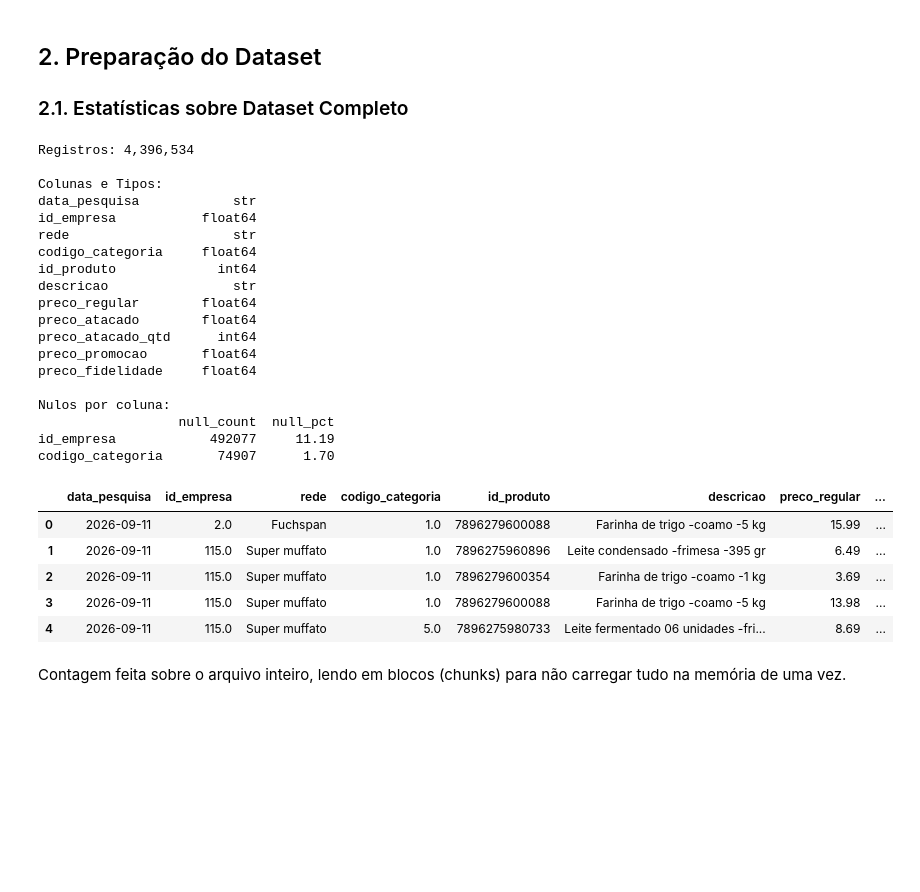
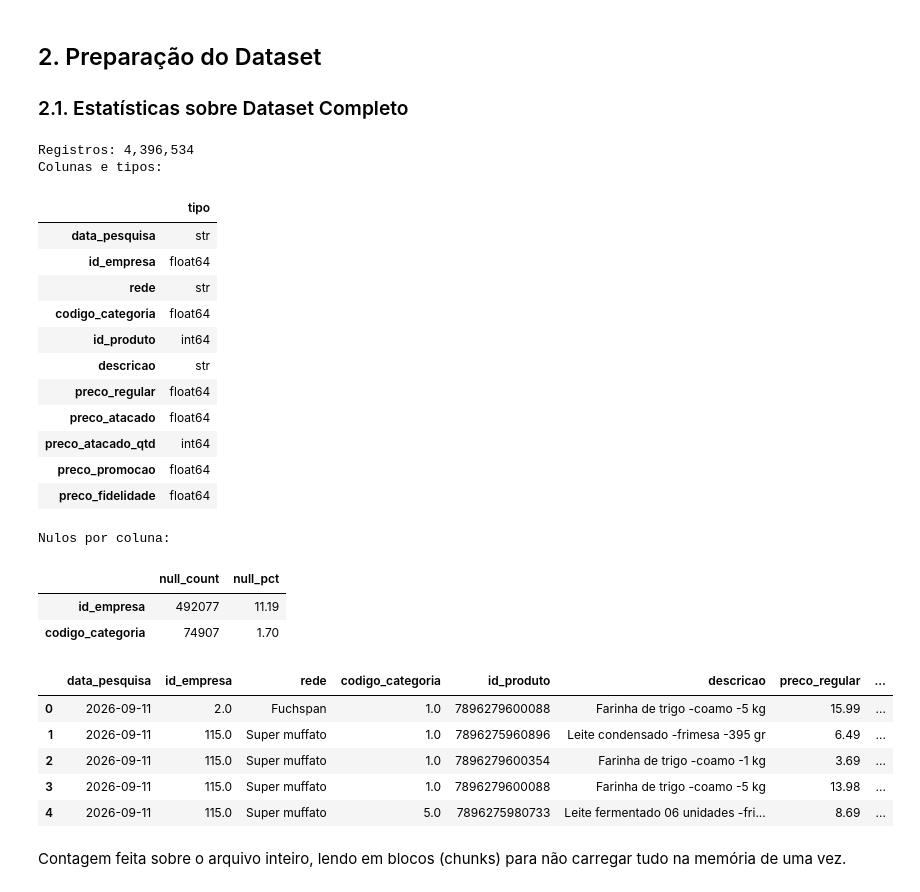
Before and after one commit to nltncsr/clique-economia-prefeitura-curitiba-insights, a Jupyter notebook: scripts/exploration.ipynb, the cells around one changed output. Cells and saved outputs as stored; diff of their text form; code cells hidden in the pictures; blank space fills up the shorter version.

```diff
--- a/scripts/exploration.ipynb
+++ b/scripts/exploration.ipynb
@@ -43,7 +45,7 @@ with zipfile.ZipFile(DATASET_ZIP) as z:
   with z.open(CSV_NAME) as f:
       for chunk in pd.read_csv(f, sep=";", chunksize=500_000):
           if records == 0:
-              d_types = chunk.dtypes.to_string()
+              d_types = chunk.dtypes
               df_head = chunk.head()
 
           records += len(chunk)
@@ -52,62 +54,60 @@ with zipfile.ZipFile(DATASET_ZIP) as z:
           for col in unique_values:
               unique_values[col].update(chunk[col].dropna().unique())
 
           datas = pd.to_datetime(chunk["data_pesquisa"], errors="coerce")
           data_min = datas.min() if data_min is None else min(data_min, datas.min())
           data_max = datas.max() if data_max is None else max(data_max, datas.max())
           for year, count in datas.dt.year.value_counts().items():
               year_counts[year] = year_counts.get(year, 0) + count
 
           for col, acc in ranges.items():
               values = chunk[col].dropna()
               if len(values) > 0:
                   acc["min"] = values.min() if acc["min"] is None else min(acc["min"], values.min())
                   acc["max"] = values.max() if acc["max"] is None else max(acc["max"], values.max())
 
           for col, acc in numeric_stats.items():
               values = chunk[col].dropna().astype("float64")  # float64 evita overflow de int64 ao elevar ao quadrado
               acc["sum"] += values.sum()
               acc["sq_sum"] += (values ** 2).sum()
               acc["count"] += len(values)
 
 null_pct = (null_counts / records * 100).round(2)
 null_table = pd.DataFrame({"null_count": null_counts, "null_pct": null_pct})
 null_table = null_table[null_table["null_count"] > 0].sort_values("null_count", ascending=False)
 
 print(f"Registros: {records:,}")
-print()
-print(f"Colunas e Tipos:\n{d_types}")
-print()
-print(f"Nulos por coluna:\n{null_table}")
-print()
+print("Colunas e tipos:")
+display(d_types.rename("tipo").to_frame())
+print("Nulos por coluna:")
+display(null_table)
 
 df_head
 # %% [output]
 Registros: 4,396,534
-
-Colunas e Tipos:
-data_pesquisa            str
-id_empresa           float64
-rede                     str
-codigo_categoria     float64
-id_produto             int64
-descricao                str
-preco_regular        float64
-preco_atacado        float64
-preco_atacado_qtd      int64
-preco_promocao       float64
-preco_fidelidade     float64
-
-Nulos por coluna:
-                  null_count  null_pct
-id_empresa            492077     11.19
-codigo_categoria       74907      1.70
+Colunas e tipos:
-|  | data_pesquisa | id_empresa | rede | codigo_categoria | id_produto | descricao | preco_regular | ... |
-| 0 | 2026-09-11 | 2.0 | Fuchspan | 1.0 | 7896279600088 | Farinha de trigo -coamo -5 kg | 15.99 | ... |
-| 1 | 2026-09-11 | 115.0 | Super muffato | 1.0 | 7896275960896 | Leite condensado -frimesa -395 gr | 6.49 | ... |
-| 2 | 2026-09-11 | 115.0 | Super muffato | 1.0 | 7896279600354 | Farinha de trigo -coamo -1 kg | 3.69 | ... |
-| 3 | 2026-09-11 | 115.0 | Super muffato | 1.0 | 7896279600088 | Farinha de trigo -coamo -5 kg | 13.98 | ... |
-| 4 | 2026-09-11 | 115.0 | Super muffato | 5.0 | 7896275980733 | Leite fermentado 06 unidades -fri... | 8.69 | ... |
+|  | tipo |
+| data_pesquisa | str |
+| id_empresa | float64 |
+| rede | str |
+| codigo_categoria | float64 |
+| id_produto | int64 |
+| descricao | str |
+| preco_regular | float64 |
+| preco_atacado | float64 |
+| preco_atacado_qtd | int64 |
+| preco_promocao | float64 |
+| preco_fidelidade | float64 |
+Nulos por coluna:
+|  | null_count | null_pct |
+| id_empresa | 492077 | 11.19 |
+| codigo_categoria | 74907 | 1.70 |
+|  | data_pesquisa | id_empresa | rede | codigo_categoria | id_produto | descricao | preco_regular | ... |
+| 0 | 2026-09-11 | 2.0 | Fuchspan | 1.0 | 7896279600088 | Farinha de trigo -coamo -5 kg | 15.99 | ... |
+| 1 | 2026-09-11 | 115.0 | Super muffato | 1.0 | 7896275960896 | Leite condensado -frimesa -395 gr | 6.49 | ... |
+| 2 | 2026-09-11 | 115.0 | Super muffato | 1.0 | 7896279600354 | Farinha de trigo -coamo -1 kg | 3.69 | ... |
+| 3 | 2026-09-11 | 115.0 | Super muffato | 1.0 | 7896279600088 | Farinha de trigo -coamo -5 kg | 13.98 | ... |
+| 4 | 2026-09-11 | 115.0 | Super muffato | 5.0 | 7896275980733 | Leite fermentado 06 unidades -fri... | 8.69 | ... |
 # %% [markdown]
 Contagem feita sobre o arquivo inteiro, lendo em blocos (chunks) para não carregar tudo na memória de uma vez.
 # %%
```
Also changed, not shown: parts of 112 cells of this notebook, 29 other files.
